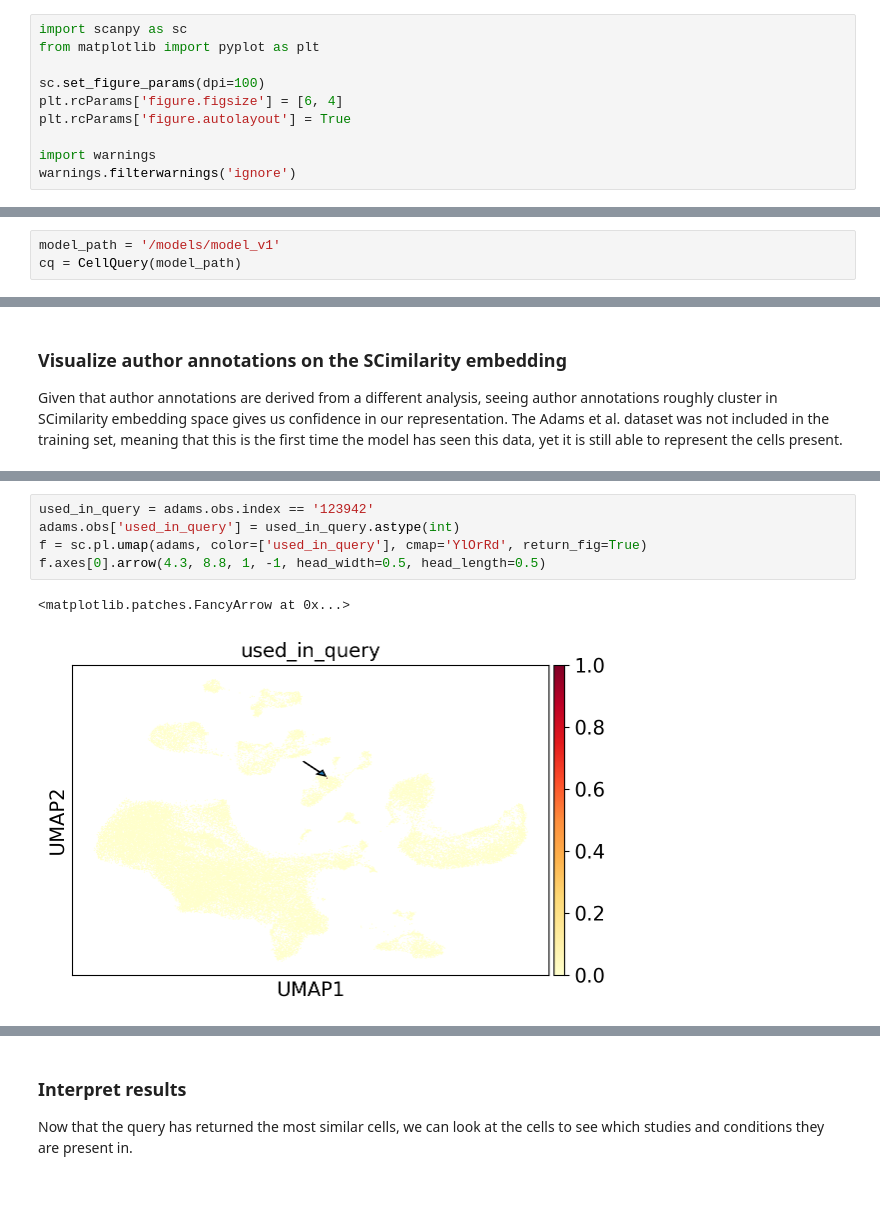
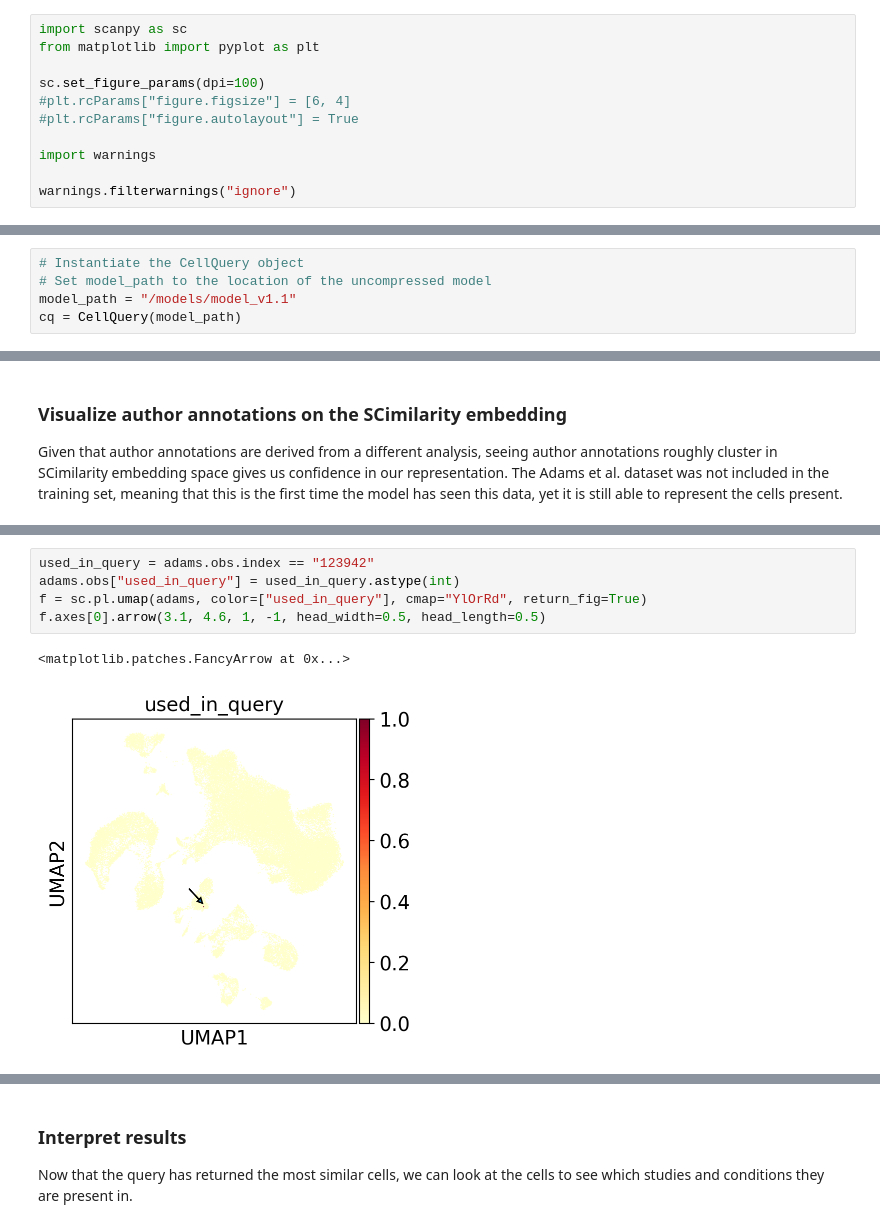
Before and after one commit to Genentech/scimilarity, a Jupyter notebook: docs/notebooks/cell_search_tutorial_1.ipynb, the cells around one changed output, grey strips where cells are left out. Saved outputs shown, nothing was run; the diff lists cells and outputs as text; blank space fills up the shorter version.

```diff
--- a/docs/notebooks/cell_search_tutorial_1.ipynb
+++ b/docs/notebooks/cell_search_tutorial_1.ipynb
@@ -29,11 +31,12 @@ import scanpy as sc
 from matplotlib import pyplot as plt
 
 sc.set_figure_params(dpi=100)
-plt.rcParams['figure.figsize'] = [6, 4]
-plt.rcParams['figure.autolayout'] = True
+#plt.rcParams["figure.figsize"] = [6, 4]
+#plt.rcParams["figure.autolayout"] = True
 
 import warnings
-warnings.filterwarnings('ignore')
+
+warnings.filterwarnings("ignore")
 # %% [markdown]
 ## 1. Prepare for SCimilarity: Import and normalize data
 # %%
@@ -42,7 +45,9 @@ from scimilarity import CellQuery
 # %% [markdown]
 ### Import SCimilarity - Cell query object
 # %%
-model_path = '/models/model_v1'
+# Instantiate the CellQuery object
+# Set model_path to the location of the uncompressed model
+model_path = "/models/model_v1.1"
 cq = CellQuery(model_path)
 # %% [markdown]
 ### Load scRNA-seq data
@@ -108,10 +124,10 @@ fig.tight_layout()
 # %%
-used_in_query = adams.obs.index == '123942'
-adams.obs['used_in_query'] = used_in_query.astype(int)
-f = sc.pl.umap(adams, color=['used_in_query'], cmap='YlOrRd', return_fig=True)
-f.axes[0].arrow(4.3, 8.8, 1, -1, head_width=0.5, head_length=0.5)
+used_in_query = adams.obs.index == "123942"
+adams.obs["used_in_query"] = used_in_query.astype(int)
+f = sc.pl.umap(adams, color=["used_in_query"], cmap="YlOrRd", return_fig=True)
+f.axes[0].arrow(3.1, 4.6, 1, -1, head_width=0.5, head_length=0.5)
 # %% [output]
 <matplotlib.patches.FancyArrow at 0x...>
-[figure, old version]
+[figure, new version]
 # %% [markdown]
 ## 3. Perform cell search
```
Also changed, not shown: parts of 27 cells of this notebook, 4 other files.
